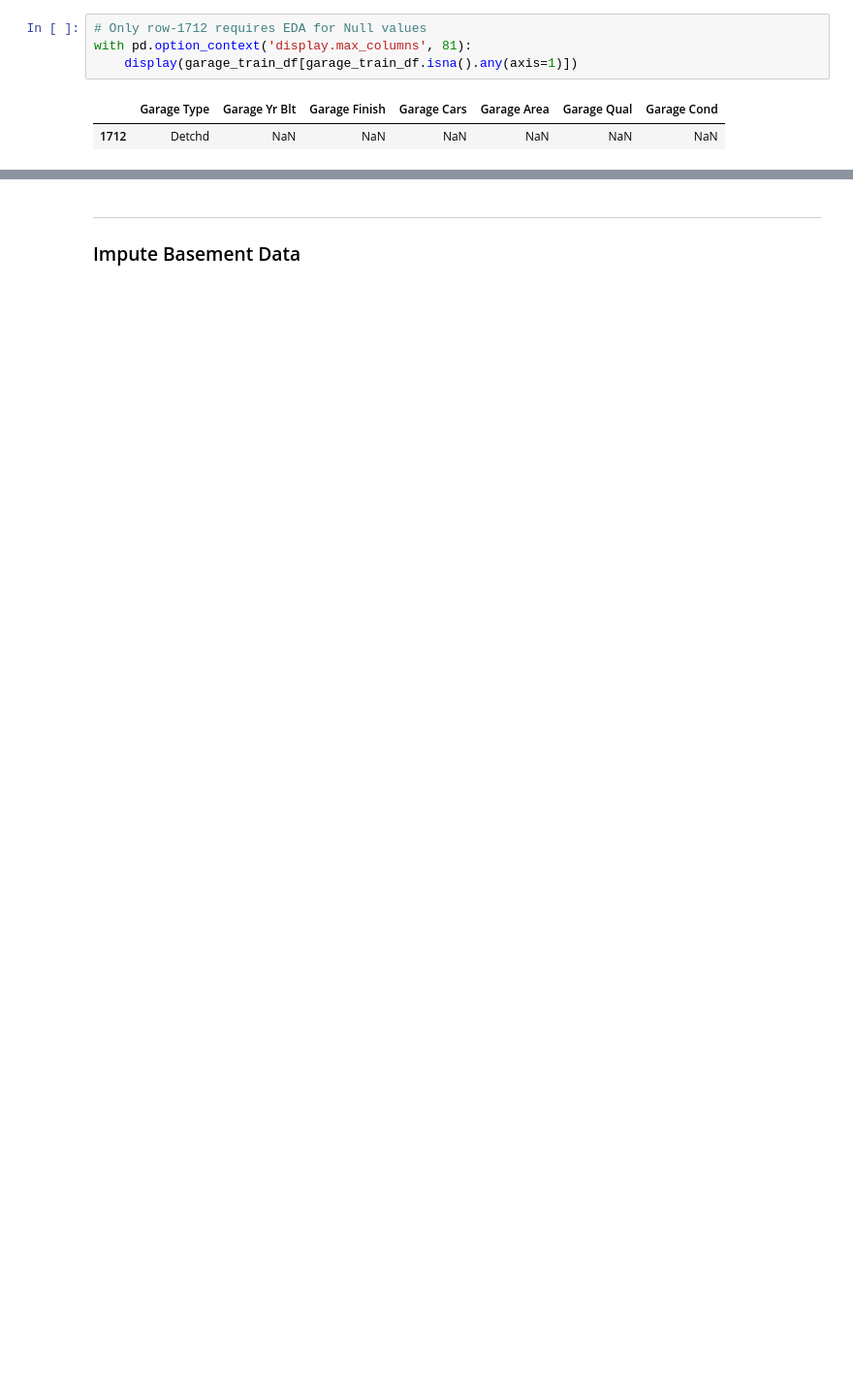
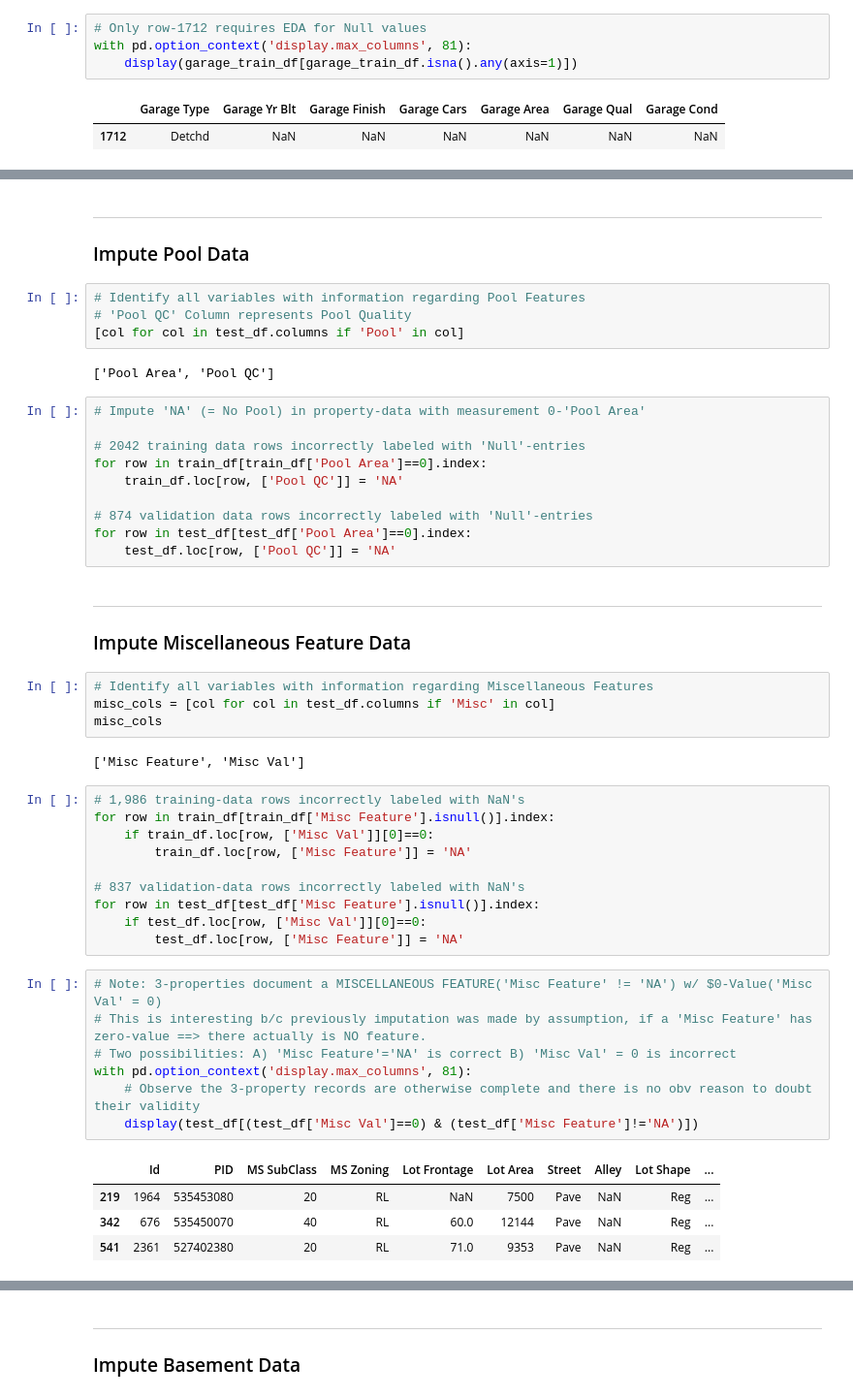
Before and after one commit to griffinbran/Real-Estate-Statistical-Modeling, a Jupyter notebook: code/01_EDA_and_Cleaning.ipynb, the cells around one changed output, grey strips where cells are left out. Shown at 97% size. Drawn from its saved outputs; the diff is of its cells as text; blank space fills up the shorter version.

```diff
--- a/code/01_EDA_and_Cleaning.ipynb
+++ b/code/01_EDA_and_Cleaning.ipynb
@@ -135,0 +224,50 @@ with pd.option_context('display.max_columns', 81):
+# %% [markdown]
+---
+### Impute Pool Data
+# %%
+# Identify all variables with information regarding Pool Features
+# 'Pool QC' Column represents Pool Quality
+[col for col in test_df.columns if 'Pool' in col]
+# %% [output]
+['Pool Area', 'Pool QC']
+# %%
+# Impute 'NA' (= No Pool) in property-data with measurement 0-'Pool Area'
+
+# 2042 training data rows incorrectly labeled with 'Null'-entries
+for row in train_df[train_df['Pool Area']==0].index:
+    train_df.loc[row, ['Pool QC']] = 'NA'
+
+# 874 validation data rows incorrectly labeled with 'Null'-entries
+for row in test_df[test_df['Pool Area']==0].index:
+    test_df.loc[row, ['Pool QC']] = 'NA'
+# %% [markdown]
+---
+### Impute Miscellaneous Feature Data
+# %%
+# Identify all variables with information regarding Miscellaneous Features
+misc_cols = [col for col in test_df.columns if 'Misc' in col]
+misc_cols
+# %% [output]
+['Misc Feature', 'Misc Val']
+# %%
+# 1,986 training-data rows incorrectly labeled with NaN's
+for row in train_df[train_df['Misc Feature'].isnull()].index:
+    if train_df.loc[row, ['Misc Val']][0]==0:
+        train_df.loc[row, ['Misc Feature']] = 'NA'
+
+# 837 validation-data rows incorrectly labeled with NaN's
+for row in test_df[test_df['Misc Feature'].isnull()].index:
+    if test_df.loc[row, ['Misc Val']][0]==0:
+        test_df.loc[row, ['Misc Feature']] = 'NA'
+# %%
+# Note: 3-properties document a MISCELLANEOUS FEATURE('Misc Feature' != 'NA') w/ $0-Value('Misc Val' = 0)
+# This is interesting b/c previously imputation was made by assumption, if a 'Misc Feature' has zero-value ==> there actually is NO feature.
+# Two possibilities: A) 'Misc Feature'='NA' is correct B) 'Misc Val' = 0 is incorrect
+with pd.option_context('display.max_columns', 81):
+    # Observe the 3-property records are otherwise complete and there is no obv reason to doubt their validity
+    display(test_df[(test_df['Misc Val']==0) & (test_df['Misc Feature']!='NA')])
+# %% [output]
+|  | Id | PID | MS SubClass | MS Zoning | Lot Frontage | Lot Area | Street | Alley | Lot Shape | ... |
+| 219 | 1964 | 535453080 | 20 | RL | NaN | 7500 | Pave | NaN | Reg | ... |
+| 342 | 676 | 535450070 | 40 | RL | 60.0 | 12144 | Pave | NaN | Reg | ... |
+| 541 | 2361 | 527402380 | 20 | RL | 71.0 | 9353 | Pave | NaN | Reg | ... |
```
Also changed, not shown: parts of 28 cells of this notebook, 2 other files.
